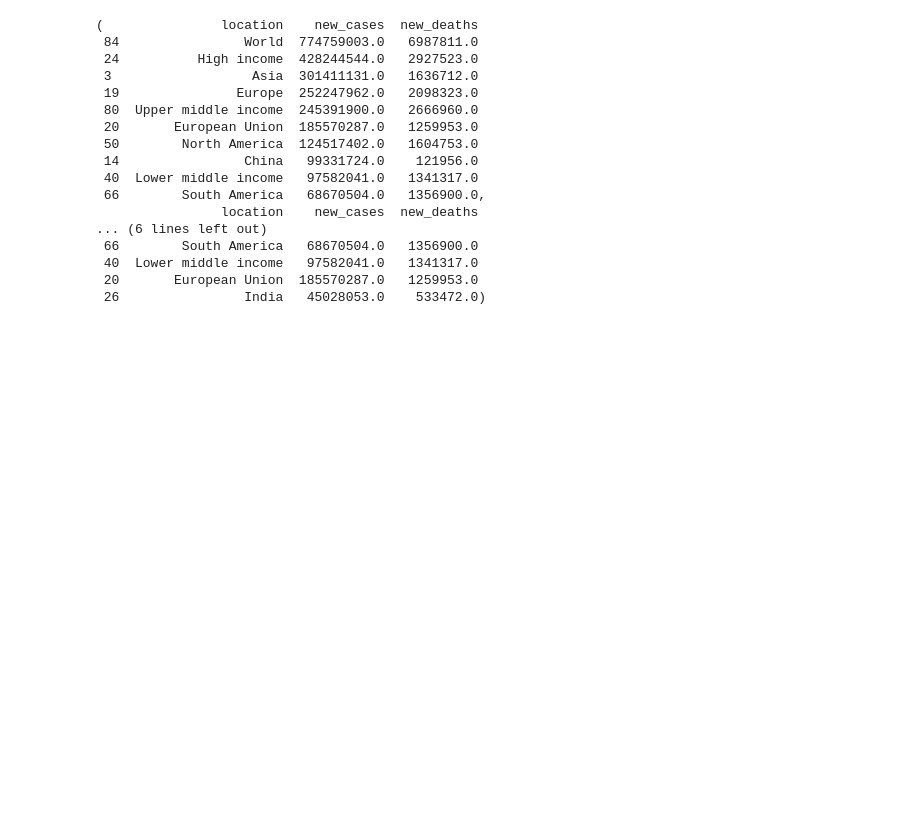
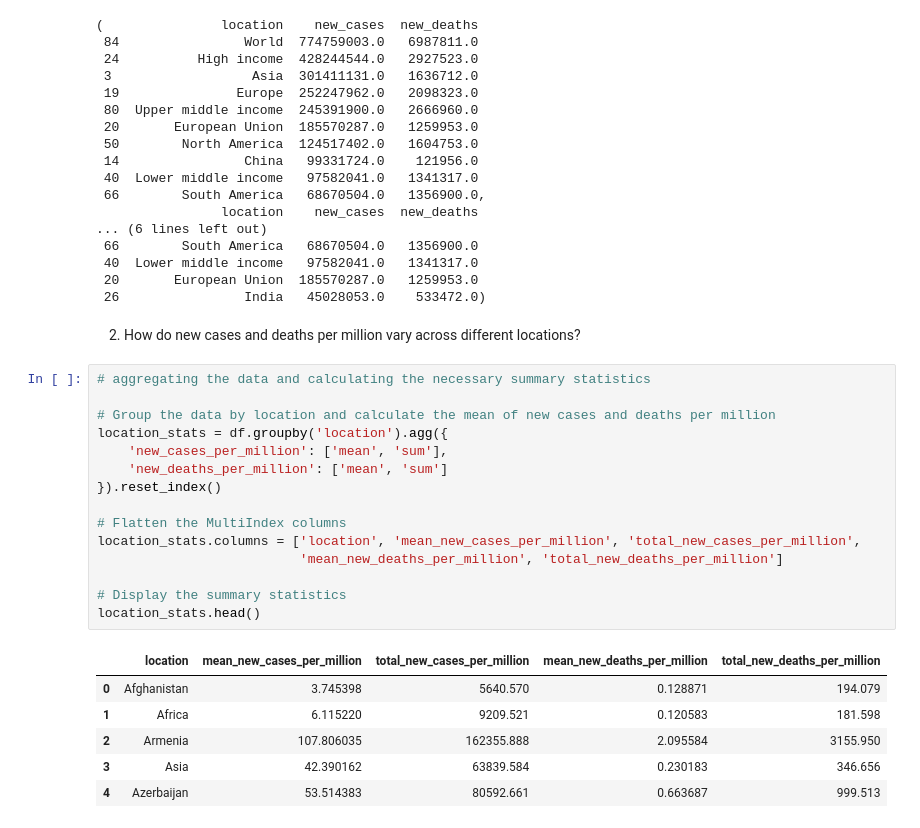
Before and after one commit to Obakeng-Amos/DSA-Projects, a Jupyter notebook: Covid Analysis/Covid_Impact.ipynb, the cells around one changed output. Cells and saved outputs as stored; diff of their text form; blank space fills up the shorter version.

```diff
--- a/Covid Analysis/Covid_Impact.ipynb
+++ b/Covid Analysis/Covid_Impact.ipynb
@@ -133,3 +152,27 @@ top_cases_locations, top_deaths_locations
  40  Lower middle income   97582041.0   1341317.0
  20       European Union  185570287.0   1259953.0
  26                India   45028053.0    533472.0)
+# %% [markdown]
+2. How do new cases and deaths per million vary across different locations?
+# %%
+# aggregating the data and calculating the necessary summary statistics
+
+# Group the data by location and calculate the mean of new cases and deaths per million
+location_stats = df.groupby('location').agg({
+    'new_cases_per_million': ['mean', 'sum'],
+    'new_deaths_per_million': ['mean', 'sum']
+}).reset_index()
+
+# Flatten the MultiIndex columns
+location_stats.columns = ['location', 'mean_new_cases_per_million', 'total_new_cases_per_million',
+                          'mean_new_deaths_per_million', 'total_new_deaths_per_million']
+
+# Display the summary statistics
+location_stats.head()
+# %% [output]
+|  | location | mean_new_cases_per_million | total_new_cases_per_million | mean_new_deaths_per_million | total_new_deaths_per_million |
+| 0 | Afghanistan | 3.745398 | 5640.570 | 0.128871 | 194.079 |
+| 1 | Africa | 6.115220 | 9209.521 | 0.120583 | 181.598 |
+| 2 | Armenia | 107.806035 | 162355.888 | 2.095584 | 3155.950 |
+| 3 | Asia | 42.390162 | 63839.584 | 0.230183 | 346.656 |
+| 4 | Azerbaijan | 53.514383 | 80592.661 | 0.663687 | 999.513 |
```
Also changed, not shown: parts of 8 cells of this notebook.
